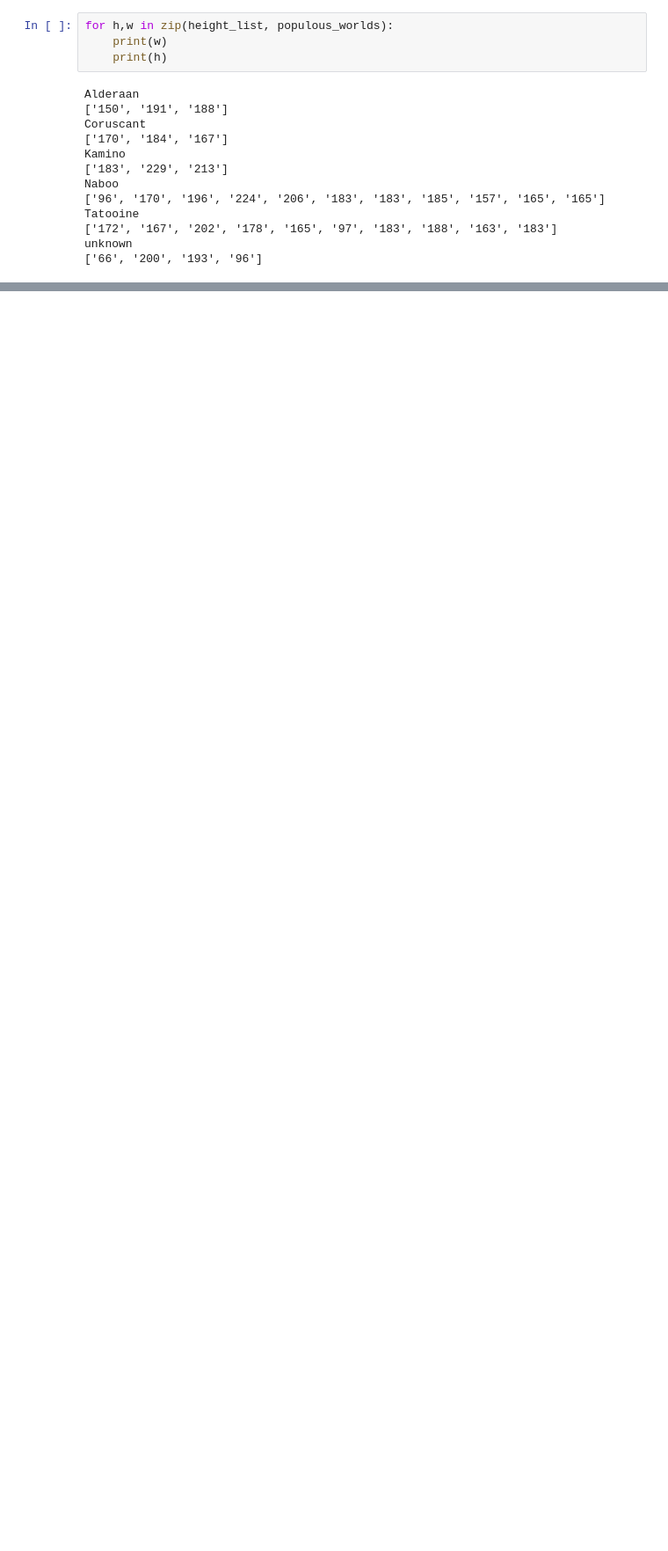
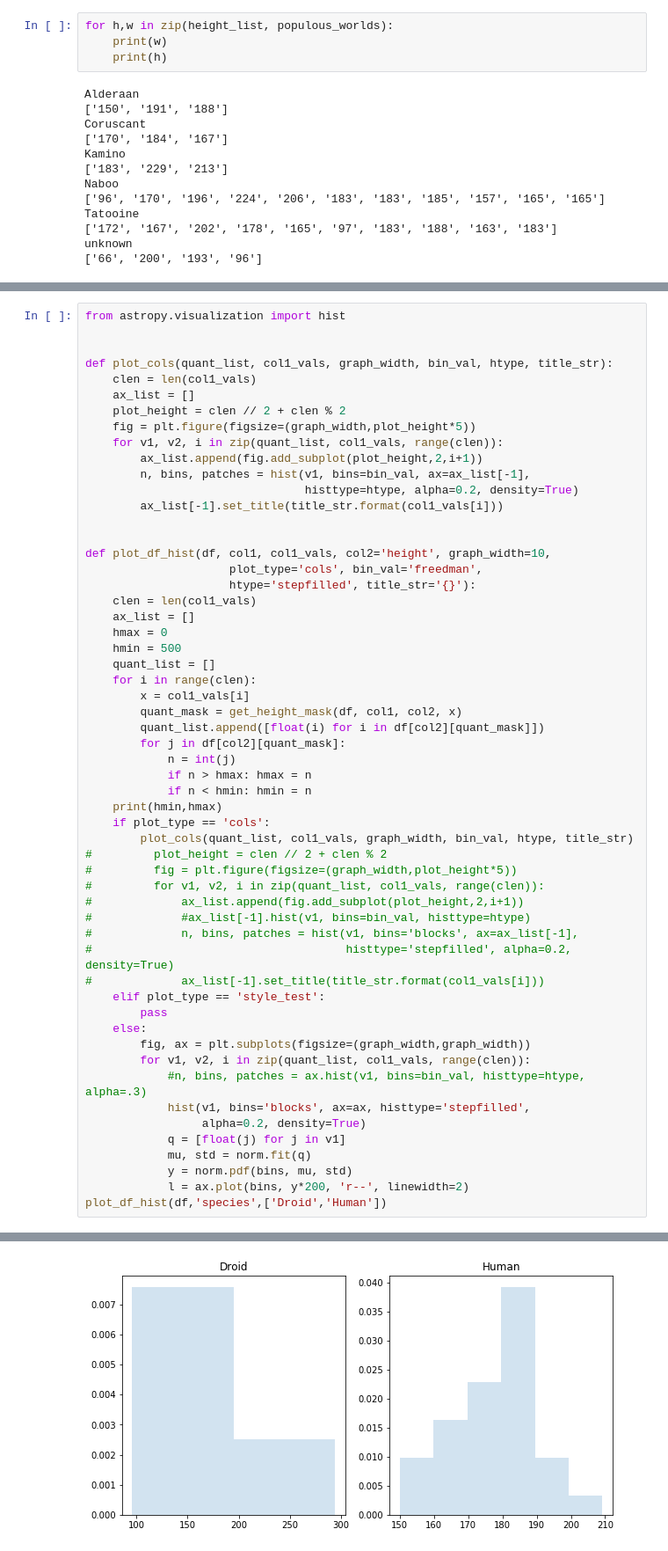
Before and after one commit to timothy-salazar/swapi, a Jupyter notebook: EDA.ipynb, the cells around one changed output, grey strips where cells are left out. Shown at 88% size. Drawn from its saved outputs; the diff is of its cells as text; blank space fills up the shorter version.

```diff
--- a/EDA.ipynb
+++ b/EDA.ipynb
@@ -394,0 +378,57 @@ df.head()
+# %%
+from astropy.visualization import hist
+
+
+def plot_cols(quant_list, col1_vals, graph_width, bin_val, htype, title_str):
+    clen = len(col1_vals)
+    ax_list = []
+    plot_height = clen // 2 + clen % 2
+    fig = plt.figure(figsize=(graph_width,plot_height*5))
+    for v1, v2, i in zip(quant_list, col1_vals, range(clen)):
+        ax_list.append(fig.add_subplot(plot_height,2,i+1))
+        n, bins, patches = hist(v1, bins=bin_val, ax=ax_list[-1],
+                                histtype=htype, alpha=0.2, density=True)
+        ax_list[-1].set_title(title_str.format(col1_vals[i]))
+
+
+def plot_df_hist(df, col1, col1_vals, col2='height', graph_width=10,
+                     plot_type='cols', bin_val='freedman',
+                     htype='stepfilled', title_str='{}'):
+    clen = len(col1_vals)
+    ax_list = []
+    hmax = 0
+    hmin = 500
+    quant_list = []
+    for i in range(clen):
+        x = col1_vals[i]
+        quant_mask = get_height_mask(df, col1, col2, x)
+        quant_list.append([float(i) for i in df[col2][quant_mask]])
+        for j in df[col2][quant_mask]:
+            n = int(j)
+            if n > hmax: hmax = n
+            if n < hmin: hmin = n
+    print(hmin,hmax)
+    if plot_type == 'cols':
+        plot_cols(quant_list, col1_vals, graph_width, bin_val, htype, title_str)
+#         plot_height = clen // 2 + clen % 2
+#         fig = plt.figure(figsize=(graph_width,plot_height*5))
+#         for v1, v2, i in zip(quant_list, col1_vals, range(clen)):
+#             ax_list.append(fig.add_subplot(plot_height,2,i+1))
+#             #ax_list[-1].hist(v1, bins=bin_val, histtype=htype)
+#             n, bins, patches = hist(v1, bins='blocks', ax=ax_list[-1],
+#                                     histtype='stepfilled', alpha=0.2, density=True)
+#             ax_list[-1].set_title(title_str.format(col1_vals[i]))
+    elif plot_type == 'style_test':
+        pass
+    else:
+        fig, ax = plt.subplots(figsize=(graph_width,graph_width))
+        for v1, v2, i in zip(quant_list, col1_vals, range(clen)):
+            #n, bins, patches = ax.hist(v1, bins=bin_val, histtype=htype, alpha=.3)
+            hist(v1, bins='blocks', ax=ax, histtype='stepfilled',
+                 alpha=0.2, density=True)
+            q = [float(j) for j in v1]
+            mu, std = norm.fit(q)
+            y = norm.pdf(bins, mu, std)
+            l = ax.plot(bins, y*200, 'r--', linewidth=2)
+plot_df_hist(df,'species',['Droid','Human'])
+# %% [output]
@@ -394,0 +436 @@ df.head()
+[figure, added]
```
Also changed, not shown: parts of 27 cells of this notebook, 4 other files.
